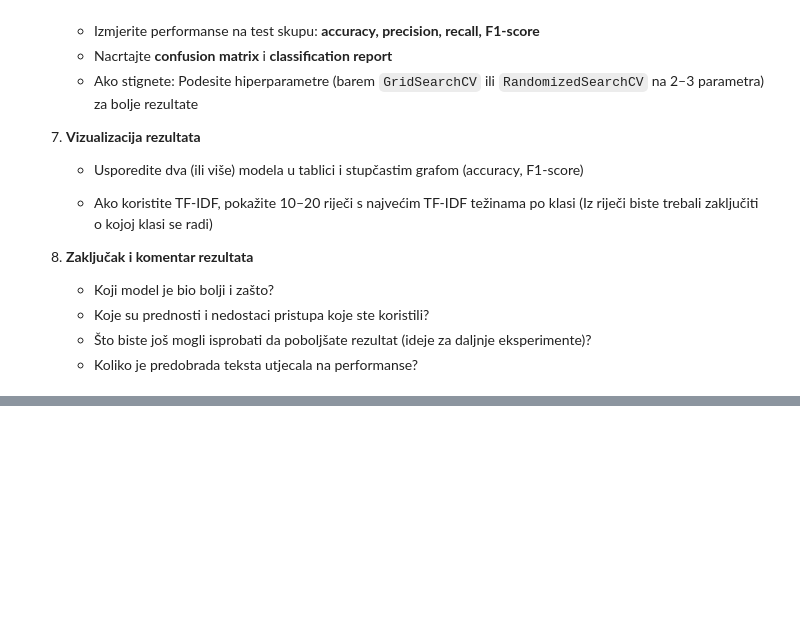
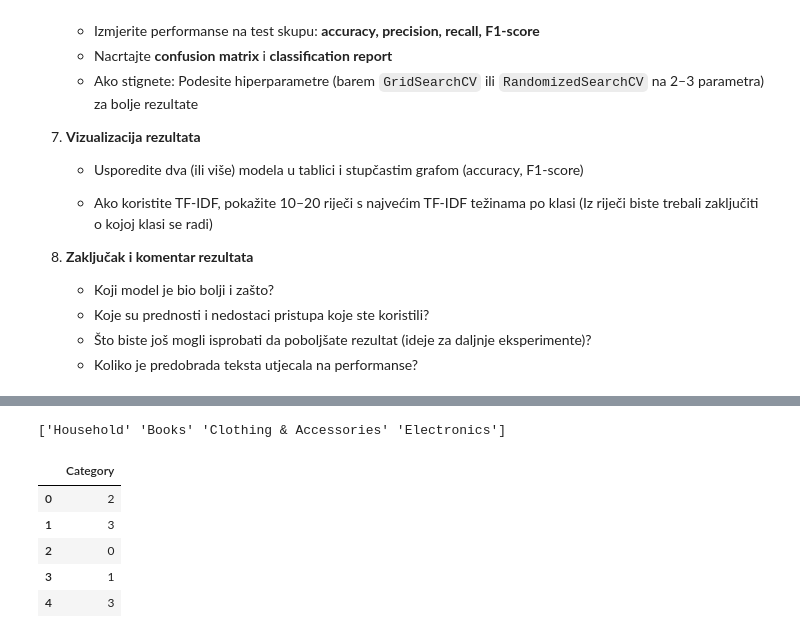
Before and after one commit to mln2j/nlp-lv, a Jupyter notebook: lv3/lv3.ipynb, the cells around one changed output, grey strips where cells are left out. Cells and saved outputs as stored; diff of their text form; code cells hidden in the pictures; blank space fills up the shorter version.

```diff
--- a/lv3/lv3.ipynb
+++ b/lv3/lv3.ipynb
@@ -254,0 +482,23 @@ Cilj je klasificirati opise proizvoda iz e-trgovine u jednu od četiri kategorij
+# %%
+from sklearn.model_selection import train_test_split
+
+# Define features (X) and labels (y)
+X = df['clean_description']
+y = df['Category']
+
+# Perform an 80/20 train-test split, with stratification
+X_train_split, X_test_split, y_train_split, y_test_split = train_test_split(
+    X, y, test_size=0.2, random_state=42, stratify=y
+)
+
+print(f"Shape of X_train: {X_train_split.shape}")
+print(f"Shape of X_test: {X_test_split.shape}")
+print(f"Shape of y_train: {y_train_split.shape}")
+print(f"Shape of y_test: {y_test_split.shape}")
+
+print("\nDistribution of categories in original dataset:")
+print(y.value_counts(normalize=True))
+print("\nDistribution of categories in training set:")
+print(y_train_split.value_counts(normalize=True))
+print("\nDistribution of categories in test set:")
+print(y_test_split.value_counts(normalize=True))
@@ -254,0 +526,20 @@ Cilj je klasificirati opise proizvoda iz e-trgovine u jednu od četiri kategorij
+# %%
+print(df['Category'].unique())
+
+le = LabelEncoder()
+
+y_train_split = le.fit_transform(y_train_split)
+y_test_split = le.transform(y_test_split)
+
+y_train_split = pd.DataFrame(y_train_split, columns=['Category'])
+y_test_split = pd.DataFrame(y_test_split, columns=['Category'])
+
+y_train_split.head()
+# %% [output]
+['Household' 'Books' 'Clothing & Accessories' 'Electronics']
+|  | Category |
+| 0 | 2 |
+| 1 | 3 |
+| 2 | 0 |
+| 3 | 1 |
+| 4 | 3 |
```
Also changed, not shown: parts of 25 cells of this notebook.
